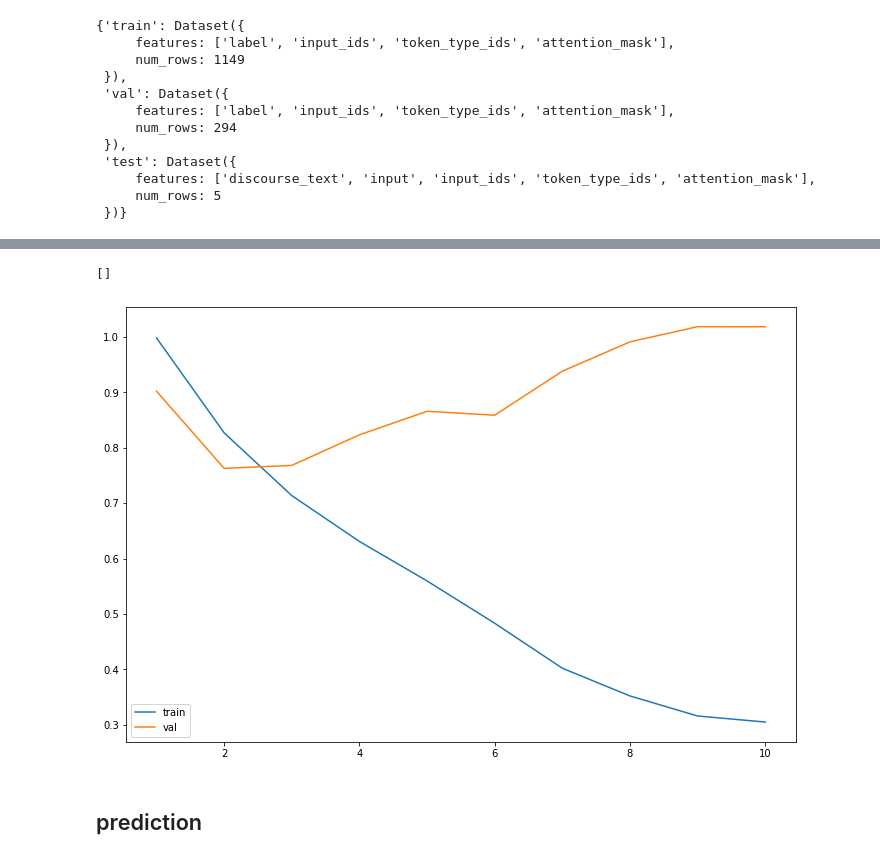
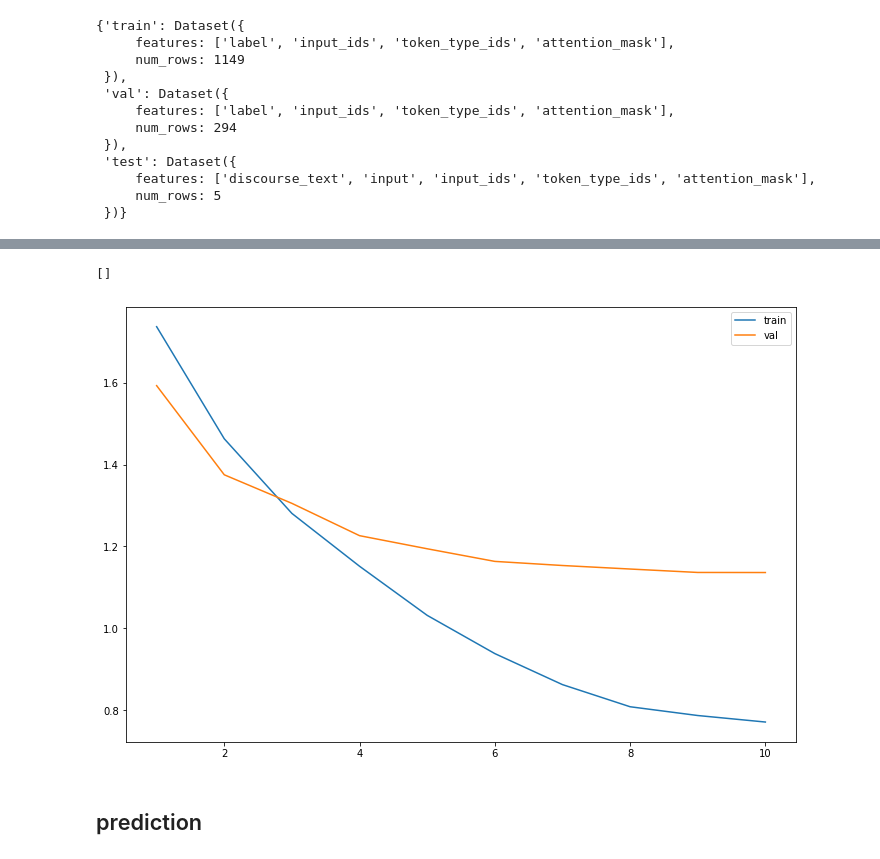
Before and after one commit to toutatsu/kaggle, a Jupyter notebook: Featured/Feedback_Prize/feedback-prize-2021/notebooks/BERT_test.ipynb, the cells around one changed output, grey strips where cells are left out. Cells and saved outputs as stored; diff of their text form; code cells hidden in the pictures.

```diff
--- a/Featured/Feedback_Prize/feedback-prize-2021/notebooks/BERT_test.ipynb
+++ b/Featured/Feedback_Prize/feedback-prize-2021/notebooks/BERT_test.ipynb
@@ -34,7 +34,7 @@ if not is_kaggle:
 #logger=logger.Logger('test_log')
 # %%
 CFG=config.CFG(competition_name='feedback-prize-2021')
-CFG.debug=True
+CFG.debug=False
 CFG.device = torch.device('cuda:0' if torch.cuda.is_available() else 'cpu')
 # %%
 CFG.data_path
@@ -307,23 +347,23 @@ trainer_.state.log_history
 # %%
 plt.figure(figsize=(12, 8))
 
 plt.plot(
-    [x['epoch'] for x in trainer.state.log_history if 'loss' in x.keys()],
-    [x['loss'] for x in trainer.state.log_history if 'loss' in x.keys()],
+    [x['epoch'] for x in trainer_.state.log_history if 'loss' in x.keys()],
+    [x['loss'] for x in trainer_.state.log_history if 'loss' in x.keys()],
     label='train',
 )
 
 plt.plot(
-    [x['epoch'] for x in trainer.state.log_history if 'eval_loss' in x.keys()],
-    [x['eval_loss'] for x in trainer.state.log_history if 'eval_loss' in x.keys()],
+    [x['epoch'] for x in trainer_.state.log_history if 'eval_loss' in x.keys()],
+    [x['eval_loss'] for x in trainer_.state.log_history if 'eval_loss' in x.keys()],
     label='val'
 )
 
 plt.legend()
 plt.plot()
 # %% [output]
 []
-[figure, old version]
+[figure, new version]
 # %% [markdown]
 ## prediction
 # %%
```
Also changed, not shown: parts of 8 cells of this notebook, 2 other files.
